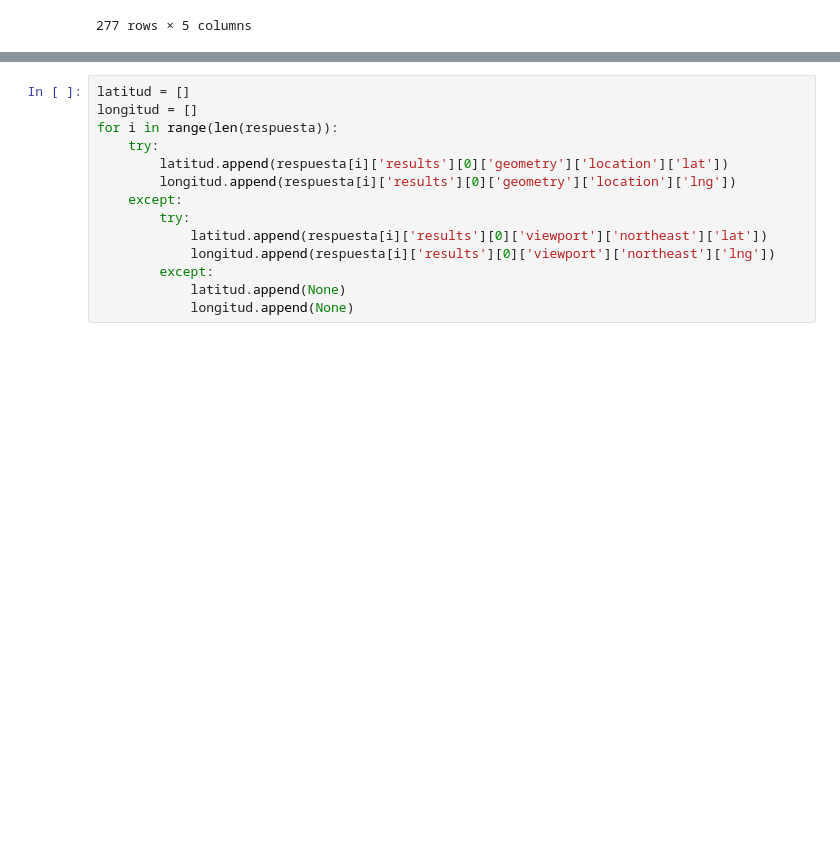
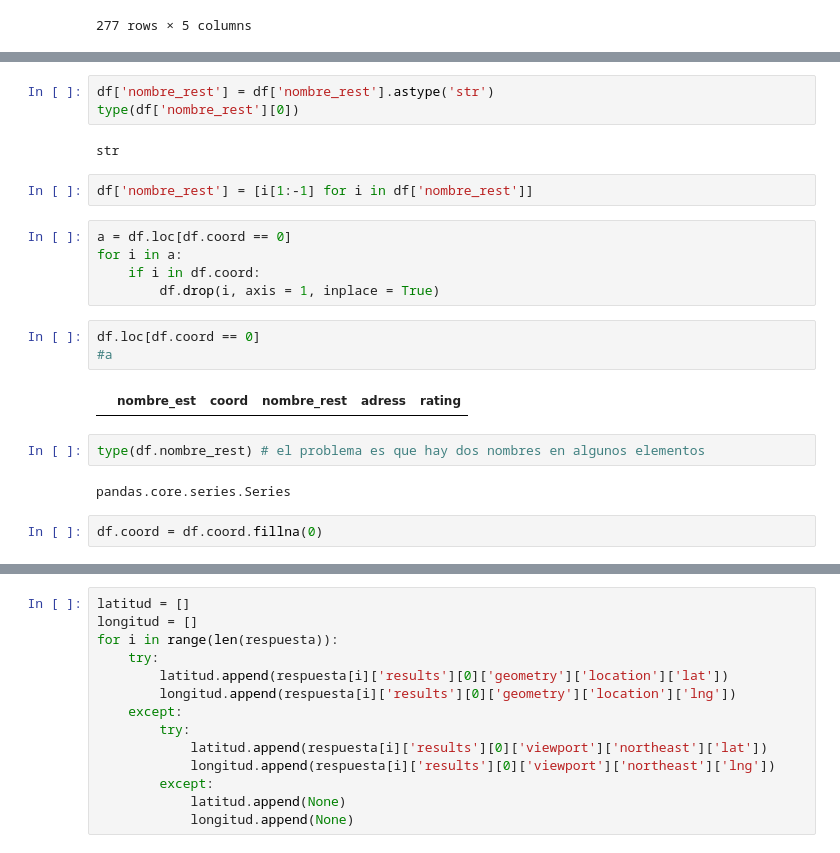
Before and after one commit to Afidalgo-fmm/Sking-across-Spain, a Jupyter notebook: ApiGoogle.ipynb, the cells around one changed output, grey strips where cells are left out. Saved outputs shown, nothing was run; the diff lists cells and outputs as text; blank space fills up the shorter version.

```diff
--- a/ApiGoogle.ipynb
+++ b/ApiGoogle.ipynb
@@ -212,0 +186,23 @@ pandas.core.series.Series
+# %%
+df['nombre_rest'] = df['nombre_rest'].astype('str')
+type(df['nombre_rest'][0])
+# %% [output]
+str
+# %%
+df['nombre_rest'] = [i[1:-1] for i in df['nombre_rest']]
+# %%
+a = df.loc[df.coord == 0]
+for i in a:
+    if i in df.coord:
+        df.drop(i, axis = 1, inplace = True)
+# %%
+df.loc[df.coord == 0]
+#a
+# %% [output]
+|  | nombre_est | coord | nombre_rest | adress | rating |
+# %%
+type(df.nombre_rest) # el problema es que hay dos nombres en algunos elementos
+# %% [output]
+pandas.core.series.Series
+# %%
+df.coord = df.coord.fillna(0)
```
Also changed, not shown: parts of 23 cells of this notebook, 4 other files.
